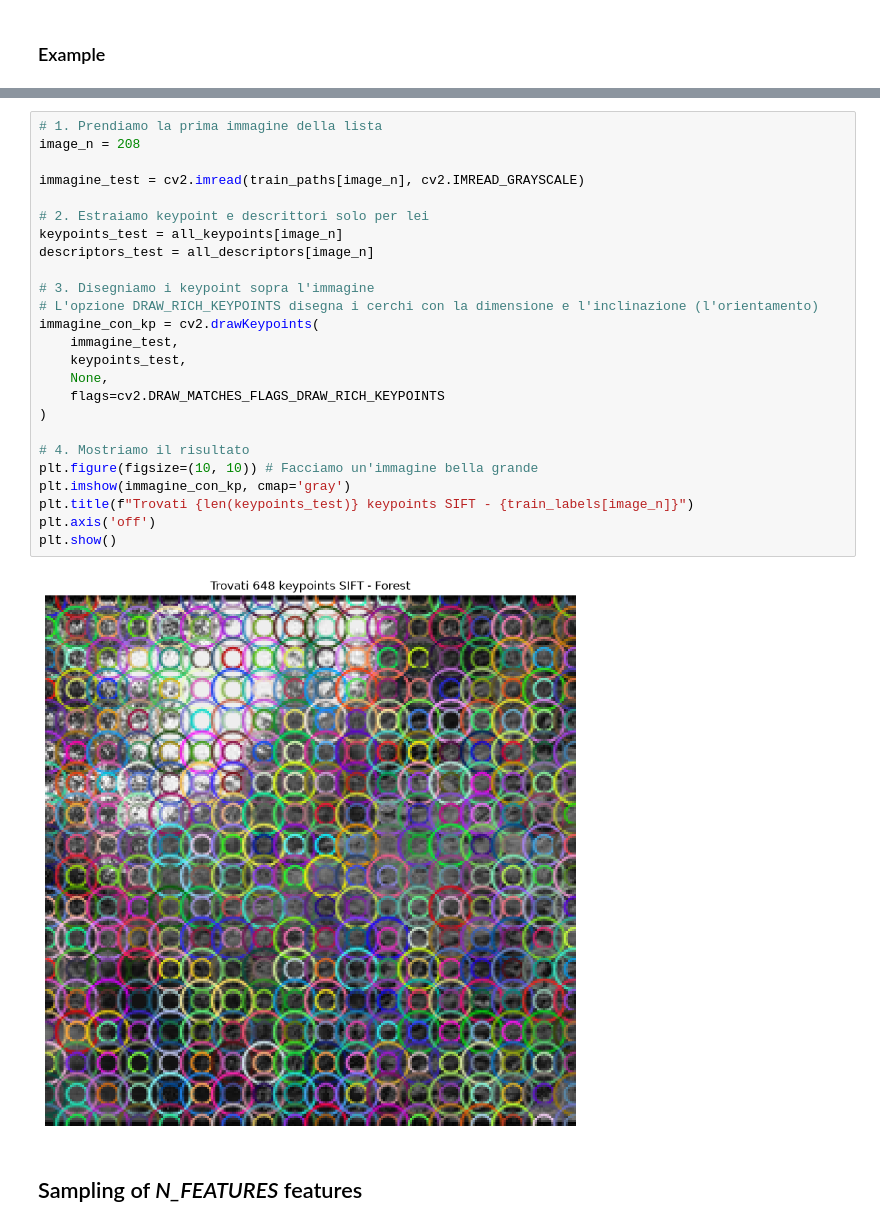
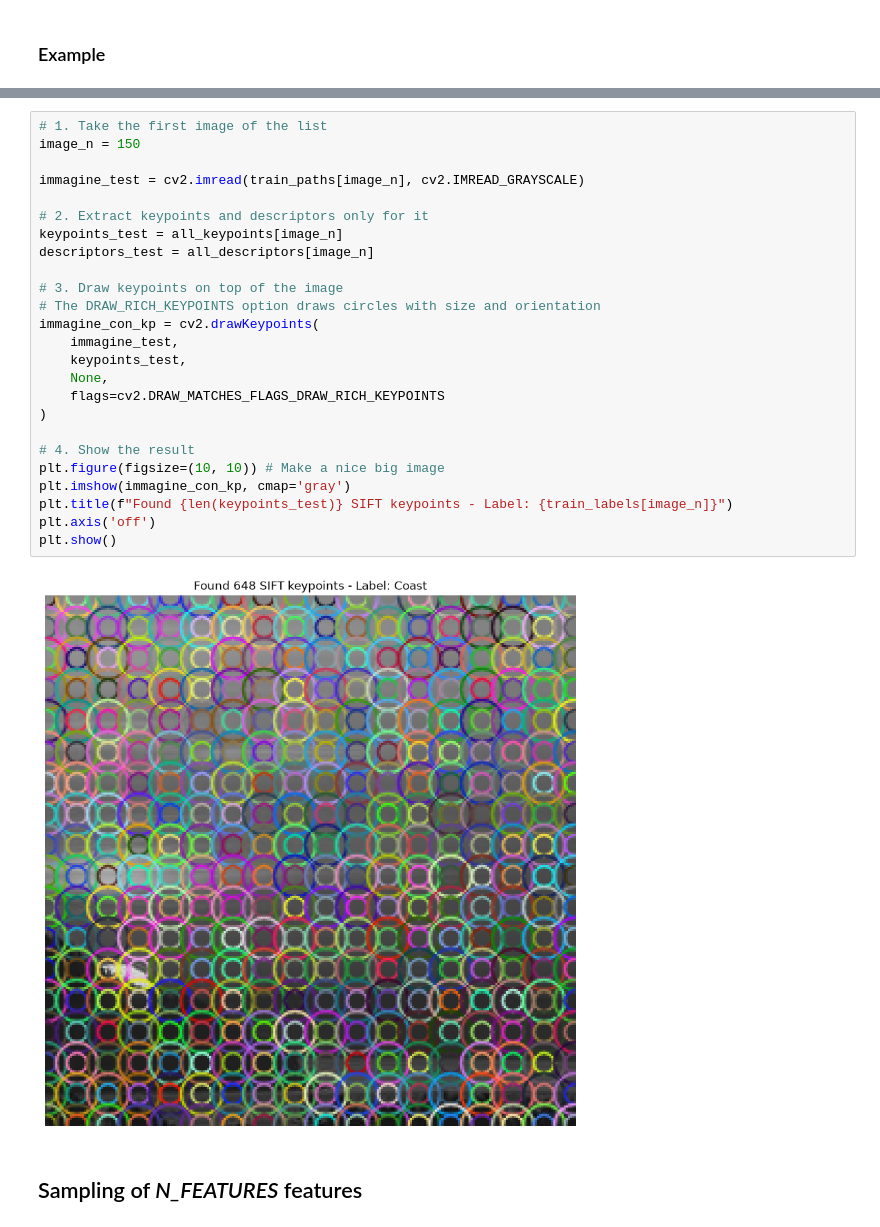
Before and after one commit to RebertoUNI/Computer-vision, a Jupyter notebook: project.ipynb, the cells around one changed output, grey strips where cells are left out. Saved outputs shown, nothing was run; the diff lists cells and outputs as text.

```diff
--- a/project.ipynb
+++ b/project.ipynb
@@ -120,30 +120,30 @@ plt.show()
 # %%
-# 1. Prendiamo la prima immagine della lista
-image_n = 208
+# 1. Take the first image of the list
+image_n = 150
 
 immagine_test = cv2.imread(train_paths[image_n], cv2.IMREAD_GRAYSCALE)
 
-# 2. Estraiamo keypoint e descrittori solo per lei
+# 2. Extract keypoints and descriptors only for it
 keypoints_test = all_keypoints[image_n]
 descriptors_test = all_descriptors[image_n]
 
-# 3. Disegniamo i keypoint sopra l'immagine
-# L'opzione DRAW_RICH_KEYPOINTS disegna i cerchi con la dimensione e l'inclinazione (l'orientamento)
+# 3. Draw keypoints on top of the image
+# The DRAW_RICH_KEYPOINTS option draws circles with size and orientation
 immagine_con_kp = cv2.drawKeypoints(
     immagine_test,
     keypoints_test,
     None,
     flags=cv2.DRAW_MATCHES_FLAGS_DRAW_RICH_KEYPOINTS
 )
 
-# 4. Mostriamo il risultato
-plt.figure(figsize=(10, 10)) # Facciamo un'immagine bella grande
+# 4. Show the result
+plt.figure(figsize=(10, 10)) # Make a nice big image
 plt.imshow(immagine_con_kp, cmap='gray')
-plt.title(f"Trovati {len(keypoints_test)} keypoints SIFT - {train_labels[image_n]}")
+plt.title(f"Found {len(keypoints_test)} SIFT keypoints - Label: {train_labels[image_n]}")
 plt.axis('off')
 plt.show()
 # %% [output]
-[figure, old version]
+[figure, new version]
 # %% [markdown]
 ## Sampling of *N_FEATURES* features
 # %%
```
Also changed, not shown: parts of 11 cells of this notebook.
